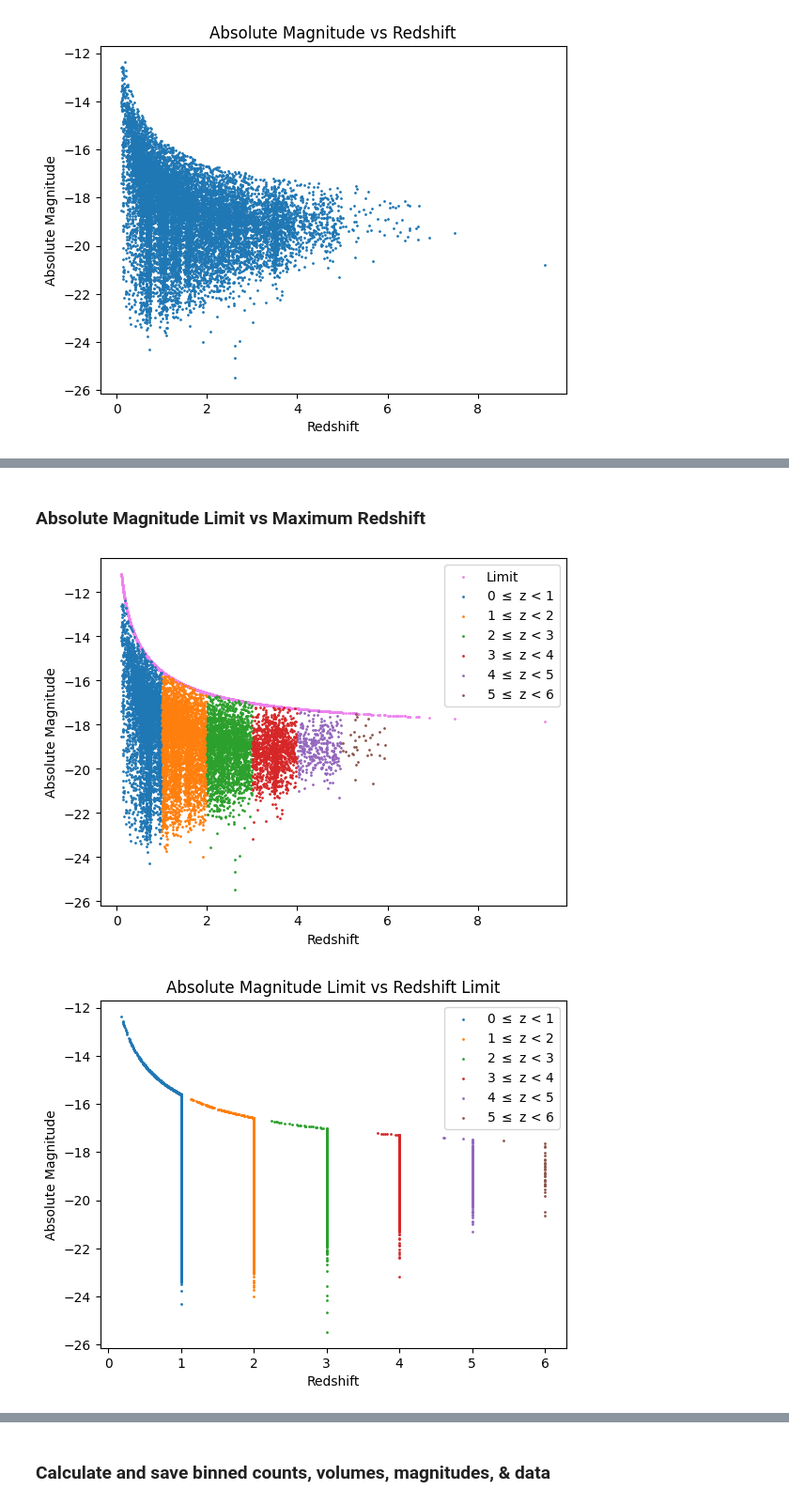
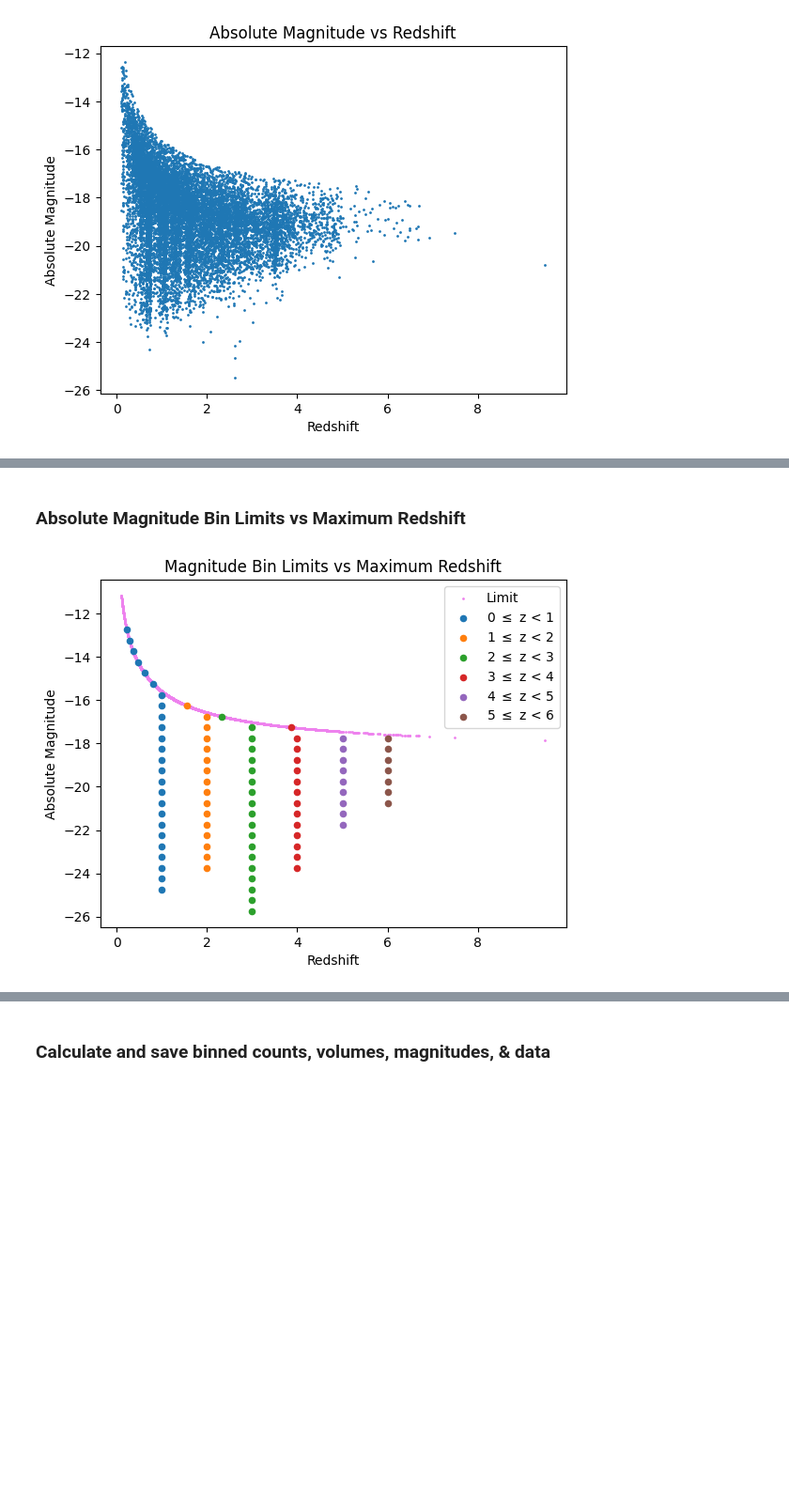
Before and after one commit to daniel-lyon/MPhil-Code, a Jupyter notebook: LUMFUNCS/vmax.ipynb, the cells around one changed output, grey strips where cells are left out. Shown: that part at 94% size. Cells and saved outputs as stored; diff of their text form; code cells hidden in the pictures; blank space fills up the shorter version.

```diff
--- a/LUMFUNCS/vmax.ipynb
+++ b/LUMFUNCS/vmax.ipynb
@@ -21,6 +21,17 @@ redshift_bins = [(0, 1), (1, 2), (2, 3), (3, 4), (4, 5), (5, 6)] # redshift bins
 # redshift_bins = [(0, 1), (1, 2), (2, 3), (3, 6)] # redshift bins
 survey_area = 0.03556 # survey area in square degrees
 min_count = 10 # minimum number of galaxies in a bin
+
+# mag_bins_z01 = np.concatenate((np.arange(-25, -16.5, 0.5), np.arange(-16.5, -12, 0.25))) # absolute magnitude bins for 0 <= z < 1
+# mag_bins_z12 = np.concatenate((np.arange(-24, -18, 0.5), np.arange(-18, -15.5, 0.25))) # absolute magnitude bins for 1 <= z < 2
+mag_bins_z01 = np.arange(-25, -12, 0.5) # absolute magnitude bins for 0 <= z < 1
+mag_bins_z12 = np.arange(-24, -15.5, 0.5) # absolute magnitude bins for 1 <= z < 2
+mag_bins_z23 = np.arange(-26, -16, 0.5) # absolute magnitude bins for 2 <= z < 3
+mag_bins_z34 = np.arange(-24, -16.5, 0.5) # absolute magnitude bins for 3 <= z < 4
+mag_bins_z45 = np.arange(-22, -17, 0.5) # absolute magnitude bins for 4 <= z < 5
+mag_bins_z56 = np.arange(-21, -17, 0.5) # absolute magnitude bins for 5 <= z < 6
+
+all_mag_bins = [mag_bins_z01, mag_bins_z12, mag_bins_z23, mag_bins_z34, mag_bins_z45, mag_bins_z56]
 # %% [markdown]
 ### Ks Band Distributions
 # %%
@@ -108,38 +121,42 @@ plt.show()
 # %% [markdown]
-### Absolute Magnitude Limit vs Maximum Redshift
+### Absolute Magnitude Bin Limits vs Maximum Redshift
 # %%
 plt.scatter(z, M_lim, s=1, label='Limit', color='violet')
-for z_min, z_max in redshift_bins:
-    mask = (z >= z_min) & (z < z_max)
-    plt.scatter(z[mask], Mag_abs[mask], s=1, label=f'{z_min} $\leq$ z < {z_max}')
-plt.xlabel('Redshift')
-plt.ylabel('Absolute Magnitude')
-plt.legend()
-plt.show()
 
-for z_min, z_max in redshift_bins:
+for (z_min, z_max), mag_abs_bins in zip(redshift_bins, all_mag_bins):
     mask = (z >= z_min) & (z < z_max)
 
+    Mag_abs_bin = Mag_abs[mask]
+
+    # Bin the data by luminosity
+    counts, lum_bin_edges = np.histogram(Mag_abs_bin, bins=mag_abs_bins)
+    lum_bin_centers = lum_bin_edges[0:-1] + (np.diff(lum_bin_edges)[0] / 2)
+
     # Find the maximum distance for the redshift bin
+    dmin = cosmo.comoving_distance(z_min).value # Mpc
     dmax = cosmo.comoving_distance(z_max).value # Mpc
 
     # Find the maximum distance for each source
-    dmaxs = 10 * 10 ** ((mag_lim - Mag_abs[mask]) / 5) # pc
+    dmaxs = 10 * 10 ** ((mag_lim - lum_bin_centers) / 5) # pc
     dmaxs /= 10 ** 6 # pc -> Mpc
+
+    # Only use luminosity bins that are possible in the redshift range
+    d_mask = dmaxs >= dmin
+    dmaxs = dmaxs[d_mask]
+    lum_bin_centers = lum_bin_centers[d_mask]
 
     # Limit the distance to the maximum distance
     dmaxs[dmaxs > dmax] = dmax
 
     # Find the redshift at the maximum distance
-    z_lim = z_at_value(cosmo.comoving_distance, dmaxs.values * u.Mpc)
+    z_lim = z_at_value(cosmo.comoving_distance, dmaxs * u.Mpc)
 
-    plt.scatter(z_lim, Mag_abs[mask], s=1, label=f'{z_min} $\leq$ z < {z_max}')
+    plt.scatter(z_lim, lum_bin_centers, s=20, label=f'{z_min} $\leq$ z < {z_max}')
 
-plt.title('Absolute Magnitude Limit vs Redshift Limit')
+plt.title('Magnitude Bin Limits vs Maximum Redshift')
 plt.xlabel('Redshift')
 plt.ylabel('Absolute Magnitude')
 plt.legend()
 plt.show()
 # %% [output]
-[figure, old version]
+[figure, new version]
-[figure, removed]
```
Also changed, not shown: parts of 11 cells of this notebook, 1 other file.
